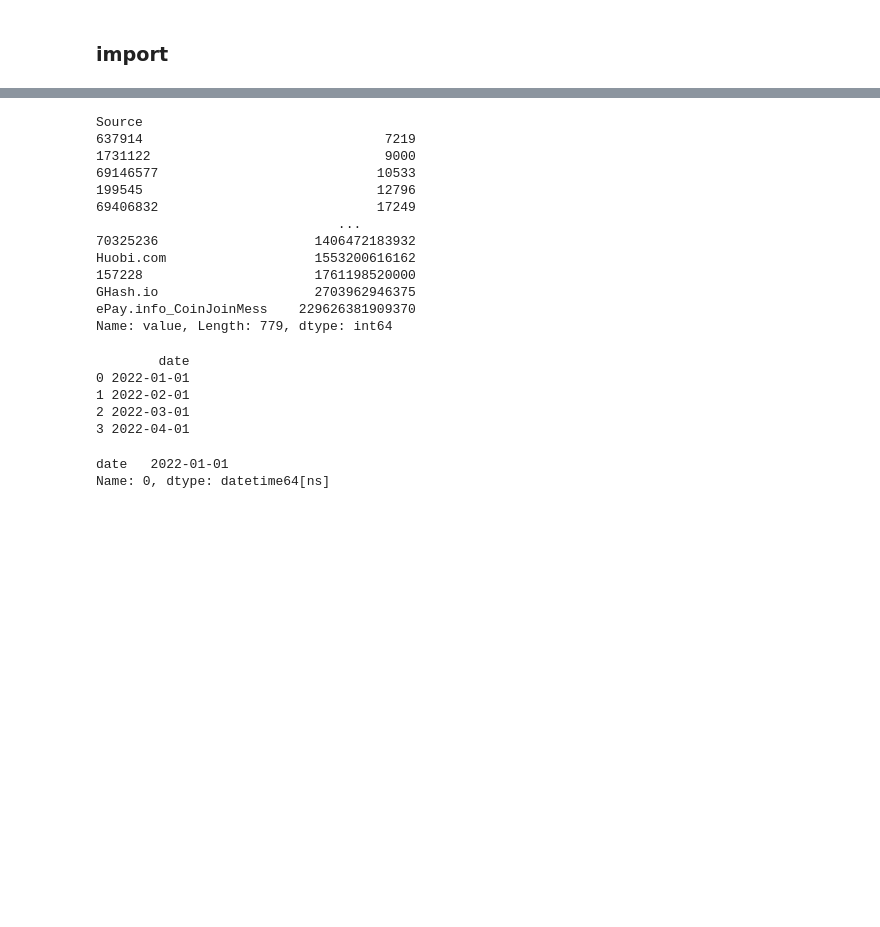
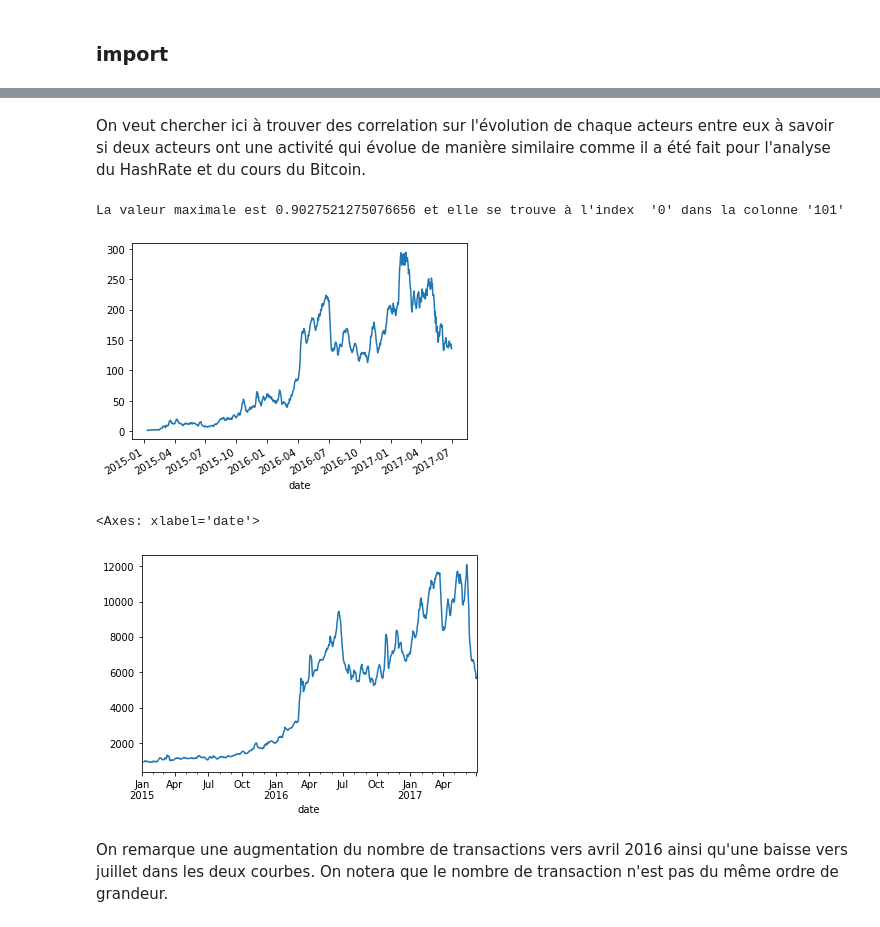
Before and after one commit to Bast-94/DefiEGC2024-RM-BH, a Jupyter notebook: notebook.ipynb, the cells around one changed output, grey strips where cells are left out. Cells and saved outputs as stored; diff of their text form; code cells hidden in the pictures; blank space fills up the shorter version.

```diff
--- a/notebook.ipynb
+++ b/notebook.ipynb
@@ -50,2 +43,4 @@ for i in range(1,column_count):
 # %%
 block_chain_df = generate_blockchain_by_actor('timeseries/blockchain_by_actor.csv')
+column_to_analyze = 'nb_transactions'
+block_chain_df.groupby('identity')[[column_to_analyze]].sum().sort_values(by=column_to_analyze, ascending=False).head()
@@ -68,36 +55,30 @@ block_chain_df
-# %%
-network_df  = pd.read_csv("networks/2015-1-5.csv")
-network_df
-network_df.groupby(by="Source")["value"].sum().sort_values()
-# %% [output]
-Source
-637914                               7219
-1731122                              9000
-69146577                            10533
-199545                              12796
-69406832                            17249
-                               ...
-70325236                    1406472183932
-Huobi.com                   1553200616162
-157228                      1761198520000
-GHash.io                    2703962946375
-ePay.info_CoinJoinMess    229626381909370
-Name: value, Length: 779, dtype: int64
-# %%
-
-
-# créer un DataFrame avec des dates sous forme de chaînes de caractères
-global_time_series = pd.DataFrame({'date': ['2022-01-01', '2022-02-01', '2022-03-01', '2022-04-01']})
-
-# convertir la colonne 'date' en objet datetime
-global_time_series['date'] = pd.to_datetime(global_time_series['date'])
-
-# afficher le DataFrame avec la colonne 'date' convertie en objet datetime
-# %% [output]
-        date
-0 2022-01-01
-1 2022-02-01
-2 2022-03-01
-3 2022-04-01
-date   2022-01-01
-Name: 0, dtype: datetime64[ns]
+# %%
+short_blochain_df = block_chain_df[['identity','received','spent','nb_transactions']].copy()
+# %% [markdown]
+On veut chercher ici à trouver des correlation sur l'évolution de chaque acteurs entre eux à savoir si deux acteurs ont une activité qui évolue de manière similaire comme il a été fait pour l'analyse du HashRate et du cours du Bitcoin.
+# %%
+
+short_blochain_df.groupby('identity')[column_to_analyze]
+df_unstacked = short_blochain_df.groupby(['date', 'identity'])[column_to_analyze].mean().unstack()
+actor_correlation_matrix = df_unstacked.corr()
+np.fill_diagonal(actor_correlation_matrix.values,0)
+# %%
+idx_max = actor_correlation_matrix.idxmax()
+max_index, max_col =idx_max.index[0], idx_max[0]
+max_value = actor_correlation_matrix.loc[max_index][max_col]
+print(f"La valeur maximale est {max_value} et elle se trouve à l'index  '{max_index}' dans la colonne '{max_col}'")
+# %% [output]
+La valeur maximale est 0.9027521275076656 et elle se trouve à l'index  '0' dans la colonne '101'
+# %%
+max_col_df = block_chain_df[block_chain_df['identity'] == max_col][column_to_analyze]
+max_col_df.rolling(window=7).mean().plot()
+
+plt.show()
+max_index_df = block_chain_df[block_chain_df['identity'] == max_index][column_to_analyze]
+max_index_df.rolling(window=7).mean().plot()
+# %% [output]
+[figure, added]
+<Axes: xlabel='date'>
+[figure, added]
+# %% [markdown]
+On remarque une augmentation du nombre de transactions vers avril 2016 ainsi qu'une baisse vers juillet dans les deux courbes. On notera que le nombre de transaction n'est pas du même ordre de grandeur.
```
Also changed, not shown: parts of 13 cells of this notebook, 2 other files.
